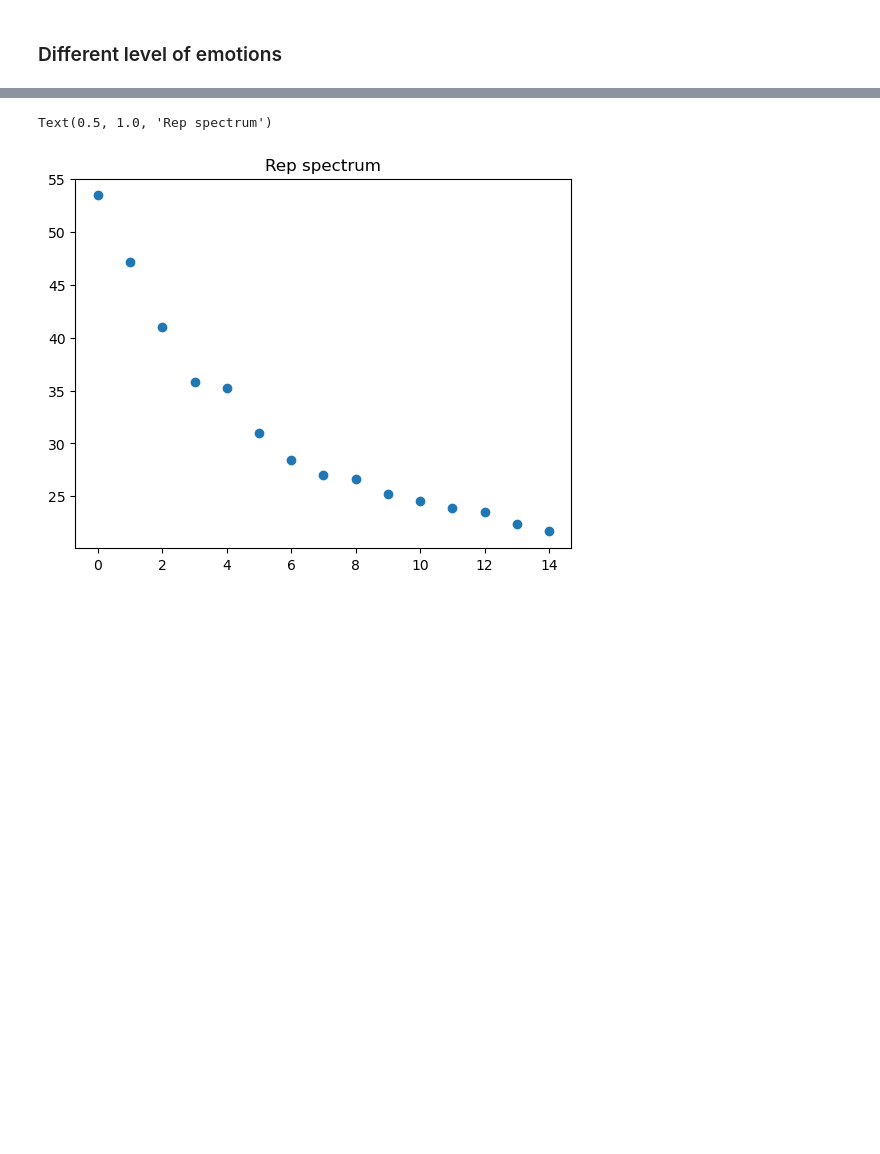
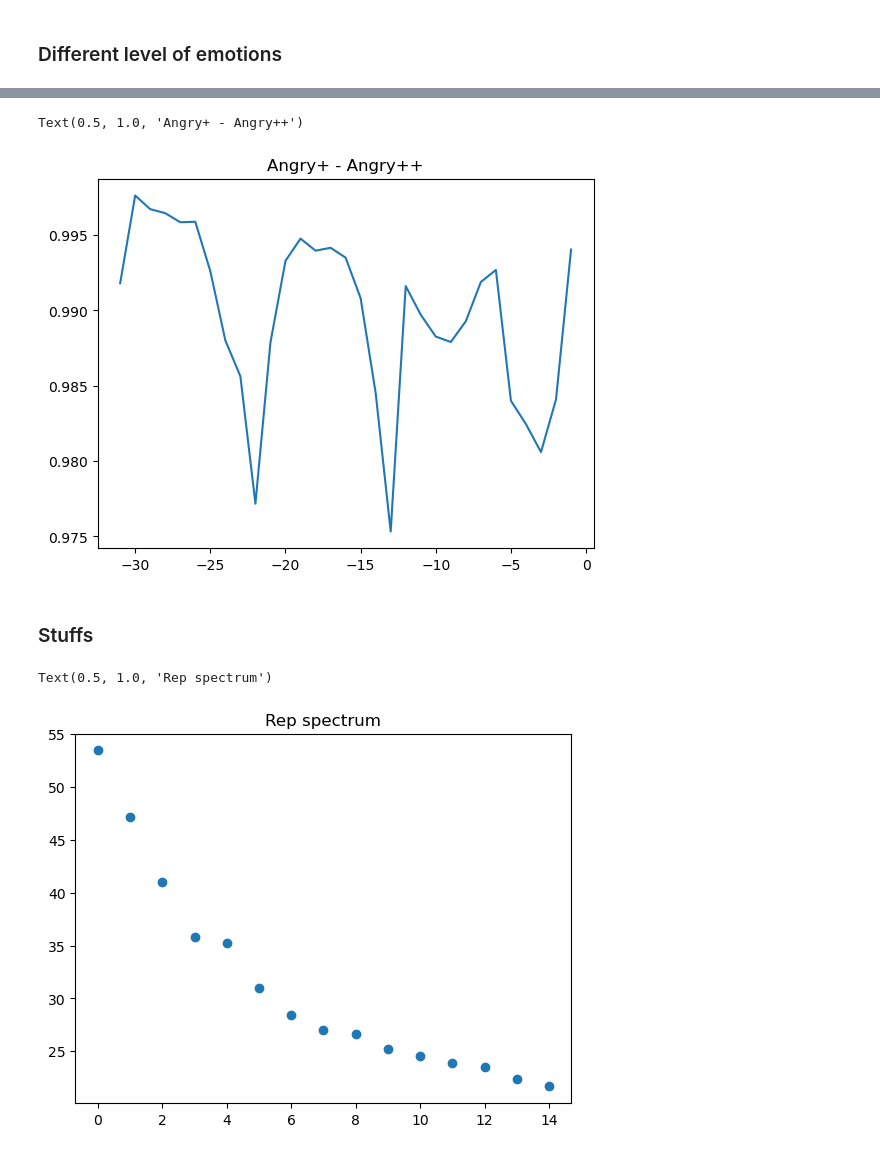
Before and after one commit to UltimateJupiter/representation-engineering, a Jupyter notebook: examples/extraction/test_mistral.ipynb, the cells around one changed output, grey strips where cells are left out. Saved outputs shown, nothing was run; the diff lists cells and outputs as text; code cells hidden in the pictures; blank space fills up the shorter version.

```diff
--- a/examples/extraction/test_mistral.ipynb
+++ b/examples/extraction/test_mistral.ipynb
@@ -147,10 +152,14 @@ def get_rep_reader(pos_type, neg_type, num_examples=2048, max_res_len=64, rep_to
 ### Different level of emotions
 # %%
 emotion_levels = {
-    # '-': 'slightly ',
+    '-': 'slightly ',
     '': '',
-    # '+': 'very ',
-    # '++': 'extremely '
+    '+': 'very ',
+    '++': 'extremely ',
+    '+++': 'extremely extremely ',
+    '++++': 'extremely extremely extremely ',
+    '+++++': 'extremely extremely extremely extremely ',
+    '++++++': 'extremely extremely extremely extremely extremely '
 }
 emotion_stimulis = {
     "Happy": "Respond with a happy tone",
@@ -171,5 +180,5 @@ stimulis[''] = ''
 hidden_reps = {}
 for k in (pbar := tqdm(stimulis)):
     pbar.set_postfix_str(k)
-    rep_reader, _ = get_rep_directions(stimulis[k], num_examples=32)
+    rep_reader, _ = get_rep_directions(stimulis[k], num_examples=256)
     hidden_reps[k] = rep_reader
@@ -215,3 +255,27 @@ for i, emotion in enumerate(emotions):
+# %%
+k1 = 'Angry+'
+k2 = 'Angry++'
+w1 = reading_vectors[k1]
+w2 = reading_vectors[k2]
+
+sim_ls = []
+for k in list(w1.keys()):
+    w1t = w1[k].flatten()
+    w2t = w2[k].flatten()
+    w1t /= np.linalg.norm(w1t)
+    w2t /= np.linalg.norm(w2t)
+
+    sim = w1t.dot(w2t)
+    sim_ls.append(sim)
+    # print(f"layer {k} sim:{sim}")
+
+plt.plot(list(w1.keys()), sim_ls, )
+plt.title(f'{k1} - {k2}')
+# %% [output]
+Text(0.5, 1.0, 'Angry+ - Angry++')
+[figure, added]
+# %% [markdown]
+### Stuffs
 # %%
 stimulis = {
     "Happy": "Respond with a happy tone",
```
Also changed, not shown: parts of 7 cells of this notebook.
